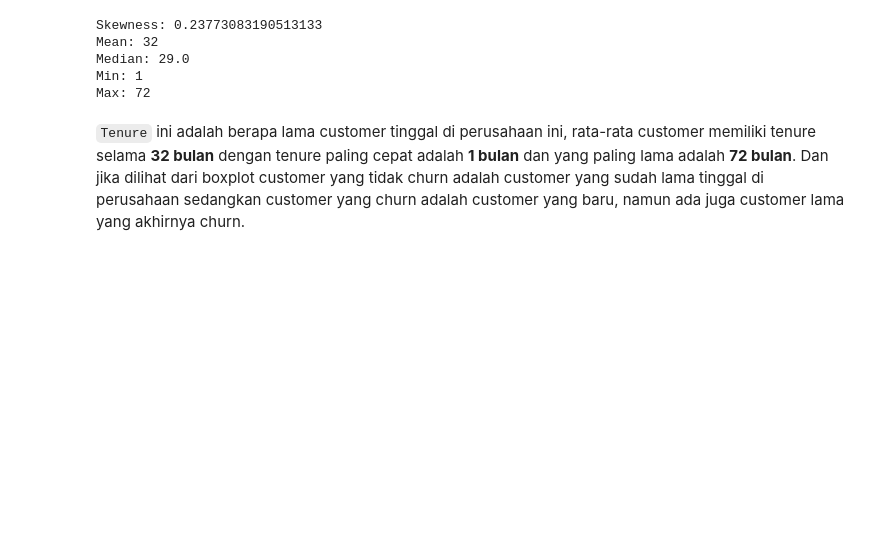
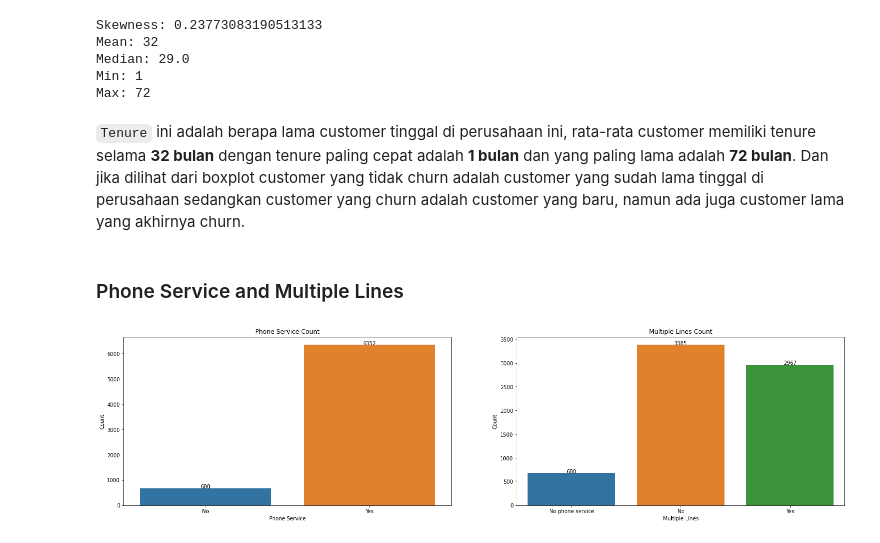
Before and after one commit to Penzragon/h8dsft_Milestone1P2, a Jupyter notebook: script.ipynb, the cells around one changed output. Drawn from its saved outputs; the diff is of its cells as text; code cells hidden in the pictures; blank space fills up the shorter version.

```diff
--- a/script.ipynb
+++ b/script.ipynb
@@ -372,3 +372,26 @@ Min: 1
 Max: 72
 # %% [markdown]
 `Tenure` ini adalah berapa lama customer tinggal di perusahaan ini, rata-rata customer memiliki tenure selama **32 bulan** dengan tenure paling cepat adalah **1 bulan** dan yang paling lama adalah **72 bulan**. Dan jika dilihat dari boxplot customer yang tidak churn adalah customer yang sudah lama tinggal di perusahaan sedangkan customer yang churn adalah customer yang baru, namun ada juga customer lama yang akhirnya churn.
+# %% [markdown]
+### Phone Service and Multiple Lines
+# %%
+plt.figure(figsize=(25, 6))
+plt.subplot(1, 2, 1)
+fig = sns.countplot(x='PhoneService', data=customer)
+for p in fig.patches:
+    height = p.get_height()
+    fig.text(p.get_x() + p.get_width() / 2., height + 0.005, '{:1.0f}'.format(height), ha="center")
+plt.title('Phone Service Count')
+plt.xlabel('Phone Service')
+plt.ylabel('Count')
+plt.subplot(1, 2, 2)
+fig = sns.countplot(x='MultipleLines', data=customer)
+for p in fig.patches:
+    height = p.get_height()
+    fig.text(p.get_x() + p.get_width() / 2., height + 0.005, '{:1.0f}'.format(height), ha="center")
+plt.title('Multiple Lines Count')
+plt.xlabel('Multiple Lines')
+plt.ylabel('Count')
+plt.show()
+# %% [output]
+[figure, added]
```
Also changed, not shown: parts of 6 cells of this notebook.
